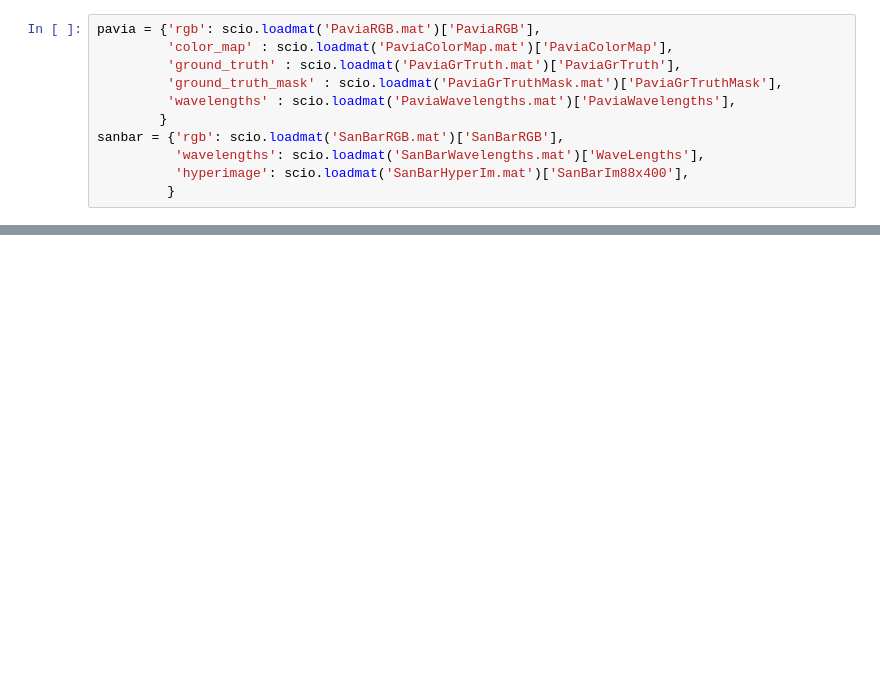
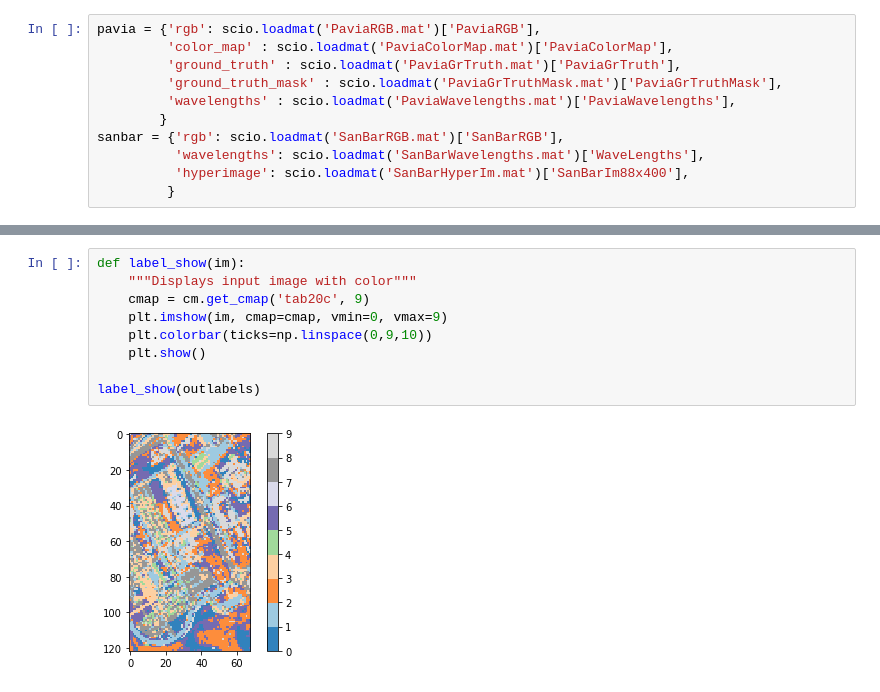
Before and after one commit to rachit-ranjan16/ImSegClust, a Jupyter notebook: SpectralClustering 1.ipynb, the cells around one changed output, grey strips where cells are left out. Cells and saved outputs as stored; diff of their text form; blank space fills up the shorter version.

```diff
--- a/SpectralClustering 1.ipynb
+++ b/SpectralClustering 1.ipynb
@@ -30,0 +36,11 @@ labels = spectral_clustering(graph, n_clusters=4, eigen_solver='arpack')
+# %%
+def label_show(im):
+    """Displays input image with color"""
+    cmap = cm.get_cmap('tab20c', 9)
+    plt.imshow(im, cmap=cmap, vmin=0, vmax=9)
+    plt.colorbar(ticks=np.linspace(0,9,10))
+    plt.show()
+
+label_show(outlabels)
+# %% [output]
+[figure, added]
```
Also changed, not shown: parts of 5 cells of this notebook.
